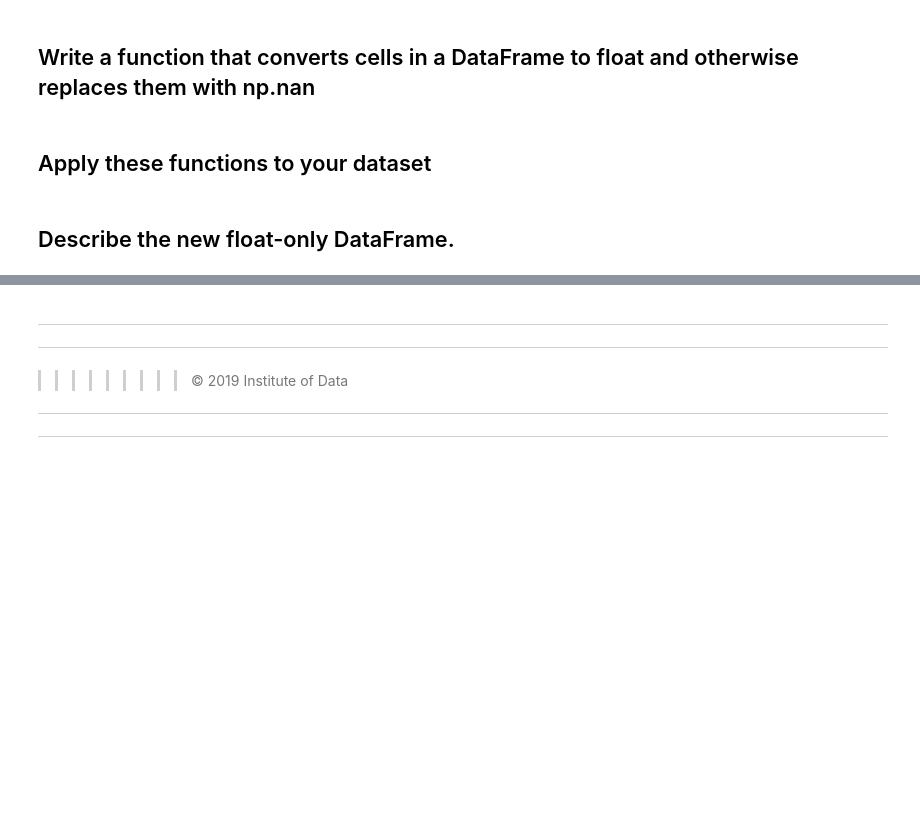
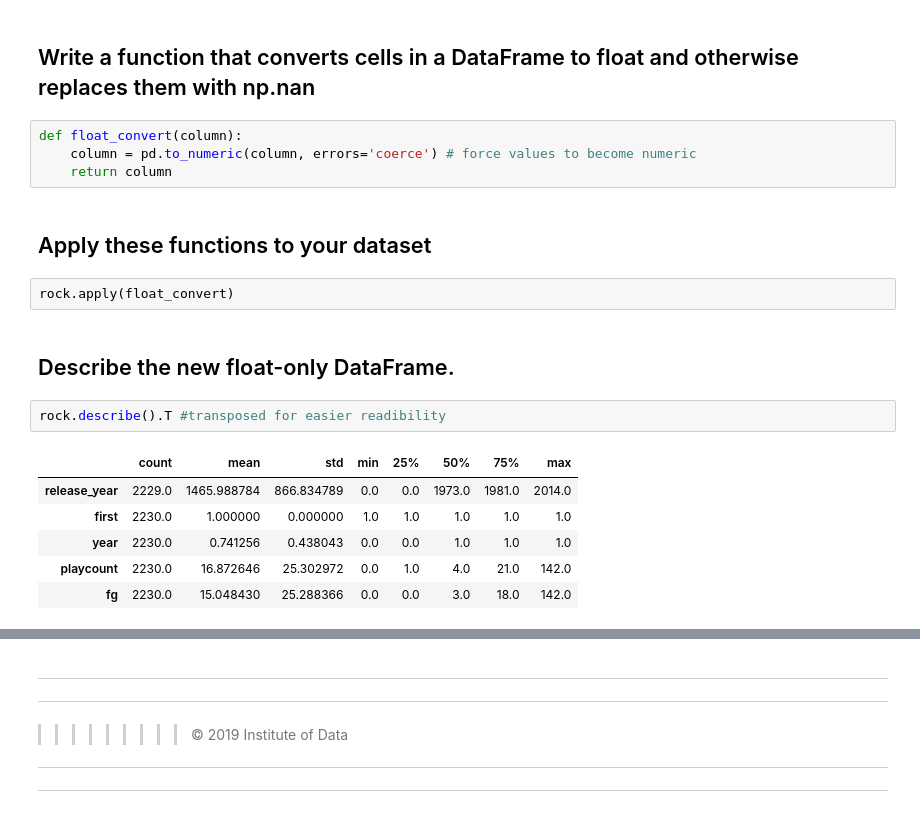
Before and after one commit to Peter-L20/Institute-of-Data, a Jupyter notebook: IOD_Labs/IOD_Lab 3.1.1.ipynb, the cells around one changed output, grey strips where cells are left out. Drawn from its saved outputs; the diff is of its cells as text; blank space fills up the shorter version.

```diff
--- a/IOD_Labs/IOD_Lab 3.1.1.ipynb
+++ b/IOD_Labs/IOD_Lab 3.1.1.ipynb
@@ -597,9 +785,24 @@ Is there any illogical value in any column? How can we fix that?
 # %% [markdown]
 ## Write a function that converts cells in a DataFrame to float and otherwise replaces them with np.nan
+# %%
+def float_convert(column):
+    column = pd.to_numeric(column, errors='coerce') # force values to become numeric
+    return column
 # %% [markdown]
 ## Apply these functions to your dataset
+# %% [raw]
+rock.apply(float_convert)
 # %% [markdown]
 ## Describe the new float-only DataFrame.
+# %%
+rock.describe().T #transposed for easier readibility
+# %% [output]
+|  | count | mean | std | min | 25% | 50% | 75% | max |
+| release_year | 2229.0 | 1465.988784 | 866.834789 | 0.0 | 0.0 | 1973.0 | 1981.0 | 2014.0 |
+| first | 2230.0 | 1.000000 | 0.000000 | 1.0 | 1.0 | 1.0 | 1.0 | 1.0 |
+| year | 2230.0 | 0.741256 | 0.438043 | 0.0 | 0.0 | 1.0 | 1.0 | 1.0 |
+| playcount | 2230.0 | 16.872646 | 25.302972 | 0.0 | 1.0 | 4.0 | 21.0 | 142.0 |
+| fg | 2230.0 | 15.048430 | 25.288366 | 0.0 | 0.0 | 3.0 | 18.0 | 142.0 |
 # %% [markdown]
 
 
```
Also changed, not shown: parts of 35 cells of this notebook.
